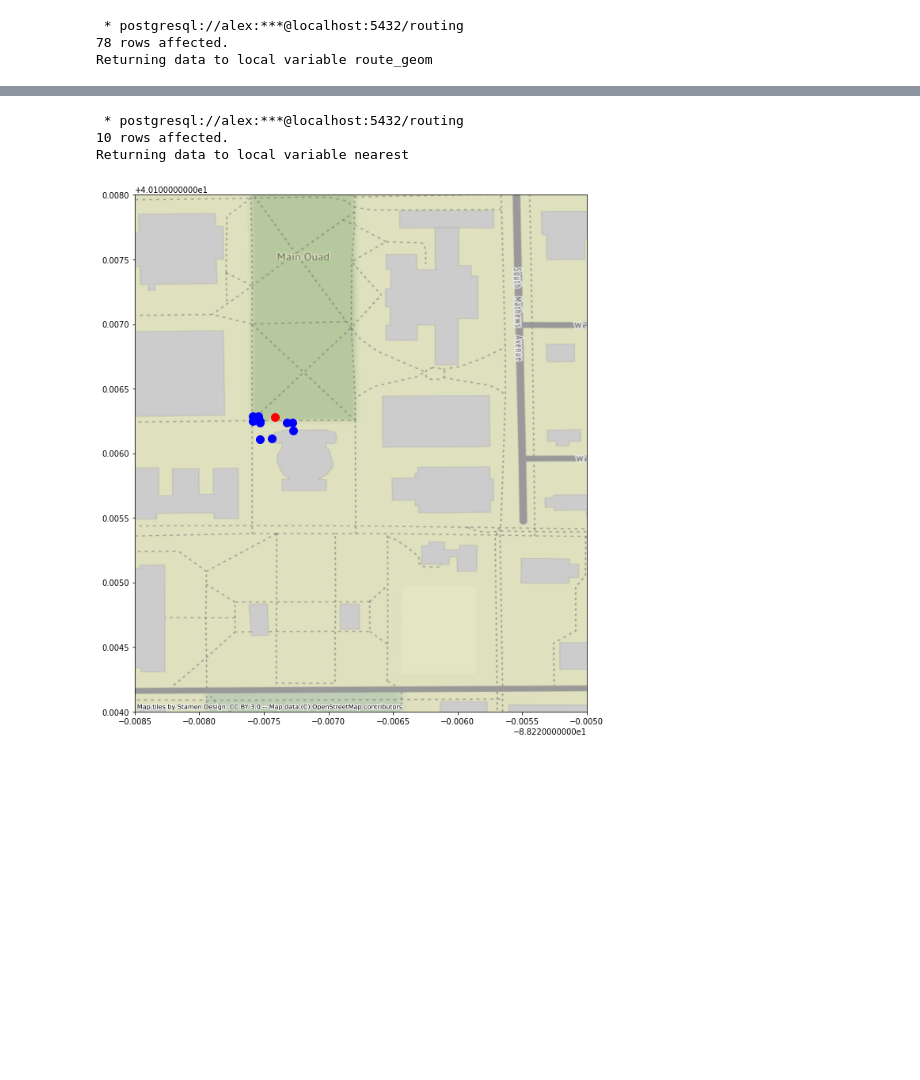
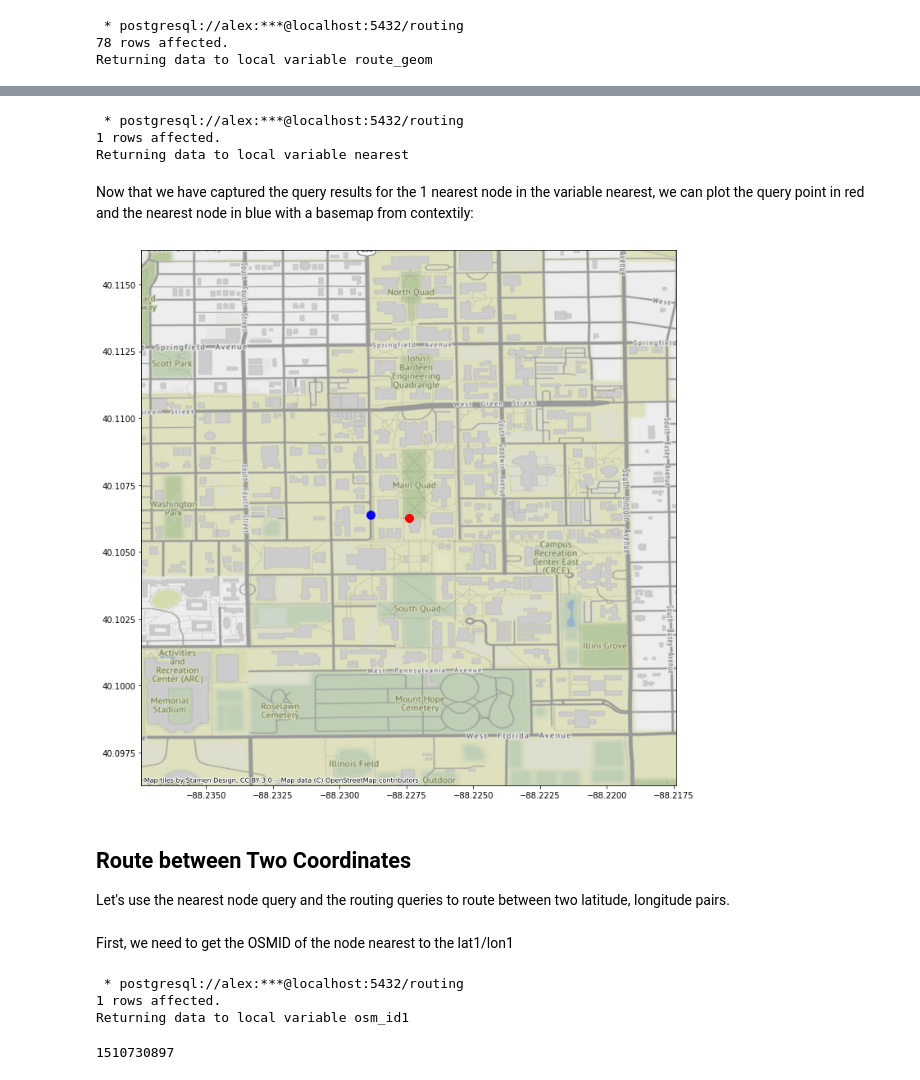
Before and after one commit to alexandermichels/pgroutingUIUC, a Jupyter notebook: notebooks/02_Vehicle_Routing.ipynb, the cells around one changed output, grey strips where cells are left out. Drawn from its saved outputs; the diff is of its cells as text; code cells hidden in the pictures; blank space fills up the shorter version.

```diff
--- a/notebooks/02_Vehicle_Routing.ipynb
+++ b/notebooks/02_Vehicle_Routing.ipynb
@@ -200,2 +255,2 @@ m
 # %%
-lat, lon = -88.22741530748011, 40.10627854063271
+lon, lat = -88.22741530748011, 40.10627854063271
@@ -218,24 +277,28 @@ LIMIT 3;
 # %%
 %%sql nearest <<
 SELECT lon, lat,
-  points.the_geom <-> ST_SetSRID(ST_MakePoint(:lat, :lon), 4326)::geometry AS dist
+  points.the_geom <-> ST_SetSRID(ST_MakePoint(:lon, :lat), 4326) AS dist
 FROM
-  ways_vertices_pgr points
+  vehicle_nodes points
 ORDER BY
   dist
-LIMIT 10;
+LIMIT 1;
 # %% [output]
  * postgresql://alex:***@localhost:5432/routing
-10 rows affected.
+1 rows affected.
 Returning data to local variable nearest
+# %% [markdown]
+Now that we have captured the query results for the 1 nearest node in the variable nearest, we can plot the query point in red and the nearest node in blue with a basemap from contextily:
 # %%
-import matplotlib.pyplot as plt
-import contextily as cx
 fig, ax = plt.subplots(figsize=(12,12))
-ax.scatter(lat, lon, color='r', s=100)
+ax.scatter(lon, lat, color='r', s=100)
 ax.scatter([x[0] for x in nearest], [x[1] for x in nearest], color="b", s=100)
-ax.set_xlim(-88.2285, -88.225)
-ax.set_ylim(40.104, 40.108)
+ax.set_xlim(lon - 0.01, lon + 0.01)
+ax.set_ylim(lat - 0.01, lat + 0.01)
 cx.add_basemap(ax, crs="EPSG:4326")
 # %% [output]
-[figure, old version]
+[figure, new version]
+# %% [markdown]
+## Route between Two Coordinates
+
+Let's use the nearest node query and the routing queries to route between two latitude, longitude pairs.
@@ -241,0 +308,20 @@ cx.add_basemap(ax, crs="EPSG:4326")
+# %% [markdown]
+First, we need to get the OSMID of the node nearest to the lat1/lon1
+# %%
+%%sql osm_id1 <<
+SELECT osm_id,
+  points.the_geom <-> ST_SetSRID(ST_MakePoint(:lon1, :lat1), 4326)::geometry AS dist
+FROM
+  vehicle_nodes points
+ORDER BY
+  dist
+LIMIT 1;
+# %% [output]
+ * postgresql://alex:***@localhost:5432/routing
+1 rows affected.
+Returning data to local variable osm_id1
+# %%
+osmid1 = osm_id1[0][0]
+osmid1
+# %% [output]
+1510730897
```
Also changed, not shown: parts of 33 cells of this notebook, 6 other files.
